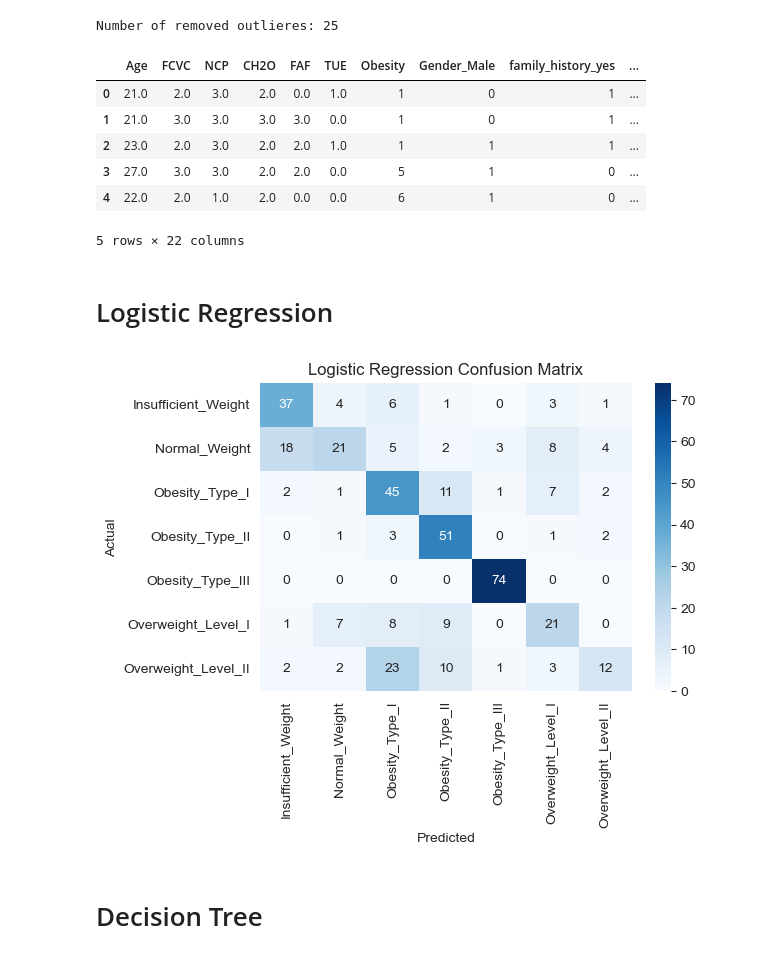
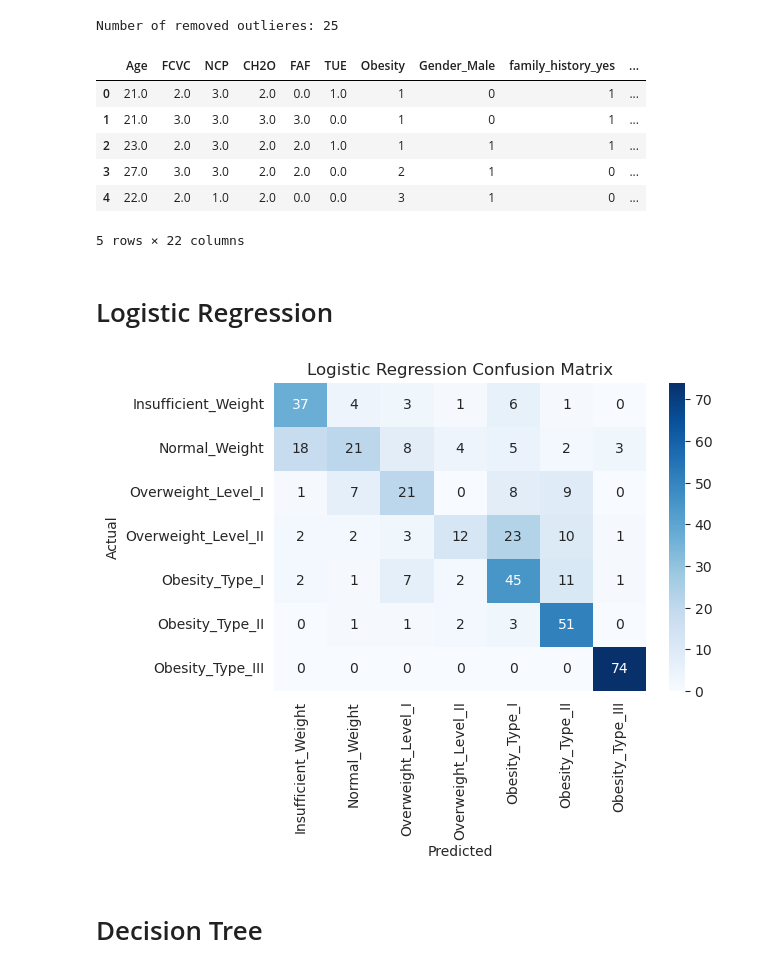
Before and after one commit to Niklas-Wag/Sleep_DSAI, a Jupyter notebook: ObesityPrediction.ipynb, the cells around one changed output. Saved outputs shown, nothing was run; the diff lists cells and outputs as text; code cells hidden in the pictures.

Commit message:
order #1

```diff
--- a/ObesityPrediction.ipynb
+++ b/ObesityPrediction.ipynb
@@ -117,8 +117,16 @@ Number of removed outlieres: 25
 # %%
 obesity_dataset = obesity_dataset.drop(columns=['Height', 'Weight'])
 # %%
+correct_order = ['Insufficient_Weight', 'Normal_Weight', 'Overweight_Level_I', 'Overweight_Level_II',
+                 'Obesity_Type_I', 'Obesity_Type_II', 'Obesity_Type_III']
+
+# Create a mapping dictionary
+mapping = {category: index for index, category in enumerate(correct_order)}
+
+# Replace the values in the dataframe
+obesity_dataset['Obesity'] = obesity_dataset['Obesity'].map(mapping)
+
 label_enc = LabelEncoder()
-obesity_dataset['Obesity'] = label_enc.fit_transform(obesity_dataset['Obesity'])
 categorical_features = ['Gender', 'family_history', 'FAVC', 'CAEC', 'SMOKE', 'SCC', 'CALC', 'MTRANS']
 obesity_categorized = pd.get_dummies(obesity_dataset, columns=categorical_features, drop_first=True)
 # %%
@@ -128,34 +136,34 @@ obesity_categorized.head()
 | 0 | 21.0 | 2.0 | 3.0 | 2.0 | 0.0 | 1.0 | 1 | 0 | 1 | ... |
 | 1 | 21.0 | 3.0 | 3.0 | 3.0 | 3.0 | 0.0 | 1 | 0 | 1 | ... |
 | 2 | 23.0 | 2.0 | 3.0 | 2.0 | 2.0 | 1.0 | 1 | 1 | 1 | ... |
-| 3 | 27.0 | 3.0 | 3.0 | 2.0 | 2.0 | 0.0 | 5 | 1 | 0 | ... |
-| 4 | 22.0 | 2.0 | 1.0 | 2.0 | 0.0 | 0.0 | 6 | 1 | 0 | ... |
+| 3 | 27.0 | 3.0 | 3.0 | 2.0 | 2.0 | 0.0 | 2 | 1 | 0 | ... |
+| 4 | 22.0 | 2.0 | 1.0 | 2.0 | 0.0 | 0.0 | 3 | 1 | 0 | ... |
 5 rows × 22 columns
 # %% [markdown]
 # Logistic Regression
 # %%
 # split data
 X = obesity_categorized.drop('Obesity', axis=1)
 y = obesity_categorized['Obesity']
 X_train, X_test, y_train, y_test = train_test_split(X, y, test_size=0.2, random_state=42)
 
 # train logistic regression
 log_reg = LogisticRegression(max_iter=10000, random_state=42)
 log_reg.fit(X_train, y_train)
 
 # predict
 y_pred_lr = log_reg.predict(X_test)
 
 # confusion matrix
 cm_lr = confusion_matrix(y_test, y_pred_lr)
 plt.figure(figsize=(6, 4))
-sns.heatmap(cm_lr, annot=True, fmt='d', cmap='Blues', xticklabels=label_enc.classes_, yticklabels=label_enc.classes_)
+sns.heatmap(cm_lr, annot=True, fmt='d', cmap='Blues', xticklabels=correct_order, yticklabels=correct_order)
 plt.xlabel('Predicted')
 plt.ylabel('Actual')
 plt.title('Logistic Regression Confusion Matrix')
 plt.show()
 # %% [output]
-[figure, old version]
+[figure, new version]
 # %% [markdown]
 # Decision Tree
 # %%
```
Also changed, not shown: parts of 10 cells of this notebook.
